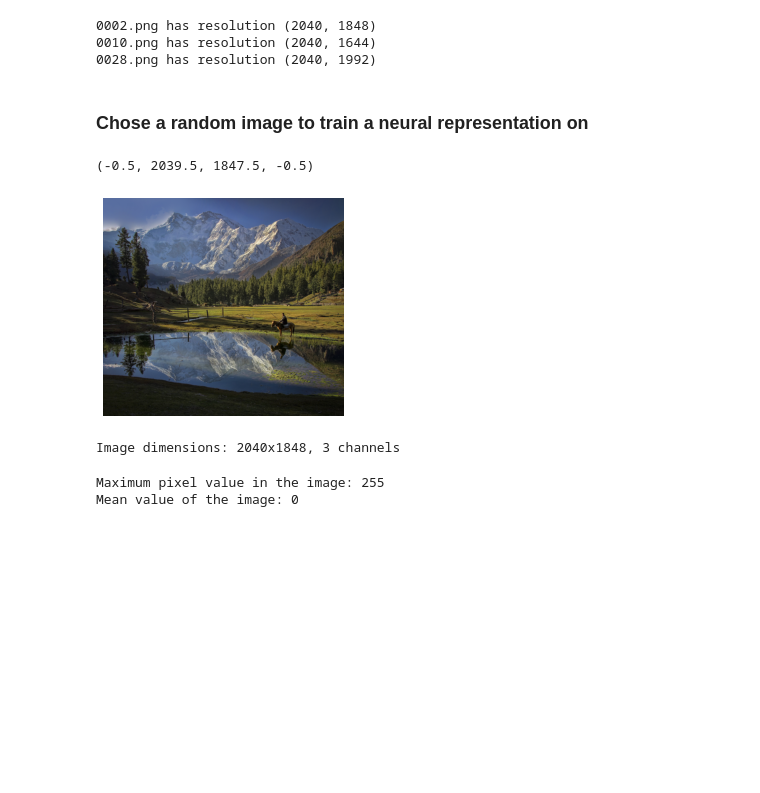
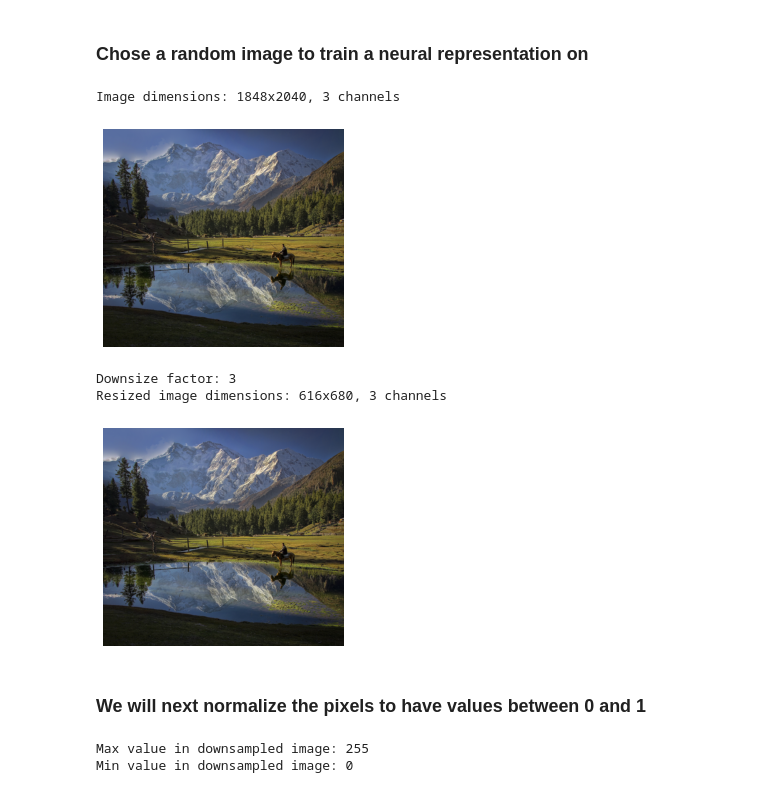
Before and after one commit to MSerraj/ComputationalPhotography, a Jupyter notebook: INR_Single.ipynb, the cells around one changed output. Saved outputs shown, nothing was run; the diff lists cells and outputs as text; code cells hidden in the pictures; blank space fills up the shorter version.

Commit message:
Added first pipeline for INR and training + testing + normalizing RGB and Coordinate Values, but need to fix some stuff still

```diff
--- a/INR_Single.ipynb
+++ b/INR_Single.ipynb
@@ -12,15 +13,6 @@ from tqdm import tqdm
 data_folder = "data"
 
 image_files = [f for f in os.listdir(data_folder) if f.endswith("png")]
-# %%
-# Print the resolutions of the 3 images
-for image_file in image_files:
-    img = Image.open(os.path.join(data_folder, image_file))
-    print(f"{image_file} has resolution {img.size}")
-# %% [output]
-0002.png has resolution (2040, 1848)
-0010.png has resolution (2040, 1644)
-0028.png has resolution (2040, 1992)
 # %% [markdown]
 ### Chose a random image to train a neural representation on
 # %%
@@ -31,26 +23,47 @@ random_img_file = random.choice(image_files)
 img_path = os.path.join(data_folder, random_img_file)
 
 # load the image
-img = Image.open(img_path)
+img_original = Image.open(img_path)
 # convert image to numpy array
-img_np = np.array(img)
+img_np_original = np.array(img_original)
 # display the image
-plt.imshow(img_np)
+plt.imshow(img_np_original)
 plt.axis("off")
+
+# Original resolution of the image
+
+height, width, channels = img_np_original.shape
+print(f"Image dimensions: {height}x{width}, {channels} channels") # r,g,b channels
 # %% [output]
-(-0.5, 2039.5, 1847.5, -0.5)
+Image dimensions: 1848x2040, 3 channels
 [figure]
-# %%
-# Original resolution of the image
-
-height, width, channels = img_np.shape
-print(f"Image dimensions: {width}x{height}, {channels} channels") # r,g,b channels
-# %% [output]
-Image dimensions: 2040x1848, 3 channels
+# %%
+# Now we will downsize the original image to a smaller resolution using a random integer factor
+random.seed(1)
+downsize_factor = random.randint(1, 10)
+print(f"Downsize factor: {downsize_factor}")
+img_resized = img_original.resize((width // downsize_factor, height // downsize_factor))
+
+# convert image to numpy array
+img_np_resized = np.array(img_resized)
+
+# display the resized image
+plt.imshow(img_np_resized)
+plt.axis("off")
+
+# Print the resolution of the new image
+height_resized, width_resized, channels = img_np_resized.shape
+print(f"Resized image dimensions: {height_resized}x{width_resized}, {channels} channels")
+# %% [output]
+Downsize factor: 3
+Resized image dimensions: 616x680, 3 channels
+[figure, added]
+# %% [markdown]
+### We will next normalize the pixels to have values between 0 and 1
 # %%
-# Maximum and mean values of the image (0-255 scale)
-print(f"Maximum pixel value in the image: {img_np.max()}")
-print(f"Mean value of the image: {img_np.min()}")
+# Print the max and min values of the downsampled image
+print(f"Max value in downsampled image: {np.max(img_np_resized)}")
+print(f"Min value in downsampled image: {np.min(img_np_resized)}")
 # %% [output]
-Maximum pixel value in the image: 255
-Mean value of the image: 0
+Max value in downsampled image: 255
+Min value in downsampled image: 0
```
Also changed, not shown: parts of 10 cells of this notebook, 1 other file.
